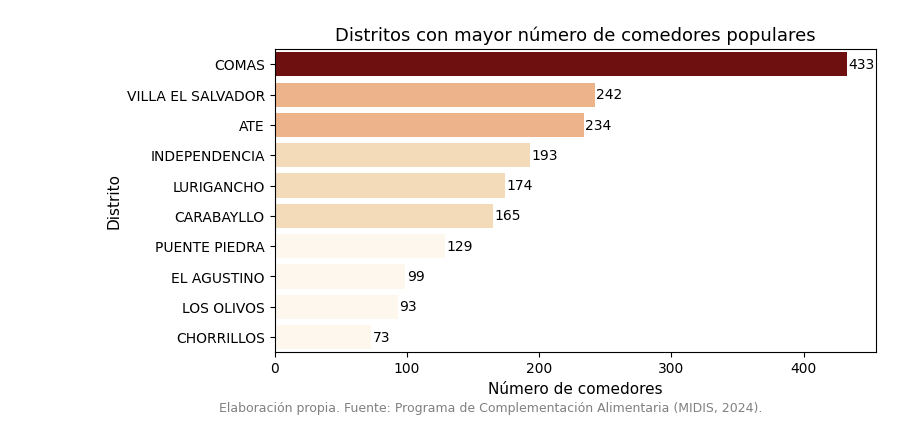
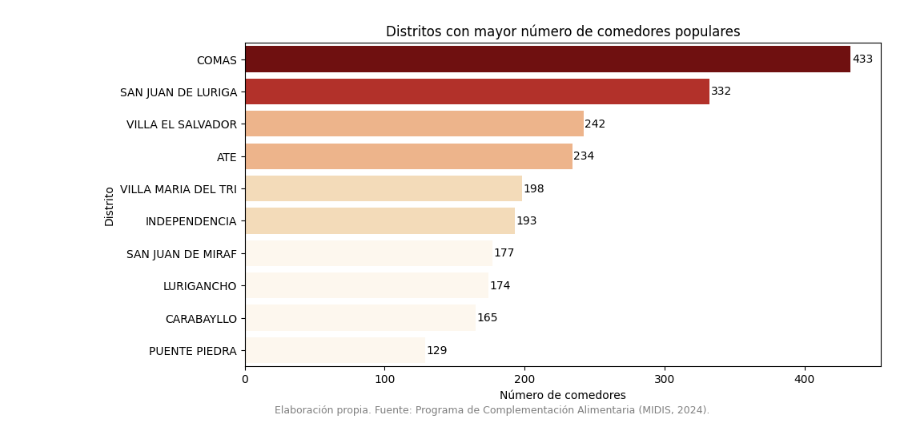
Before and after one commit to santiagoAusejo/Geopandas-Comedores-Populares, a Jupyter notebook: code/Comedores populares.ipynb, the cells around one changed output. Saved outputs shown, nothing was run; the diff lists cells and outputs as text; code cells hidden in the pictures.

```diff
--- a/code/Comedores populares.ipynb
+++ b/code/Comedores populares.ipynb
@@ -107,3 +55,14 @@ gdf_merge
+# %%
+import unicodedata
+
+def norm(s):
+    s = str(s).upper().strip()
+    s = unicodedata.normalize("NFKD", s).encode("ascii", "ignore").decode("utf-8")
+    s = " ".join(s.split())
+    return s
+
+gdf_distritos["DISTRITO"] = gdf_distritos["DISTRITO"].apply(norm)
+conteo["Distrito"] = conteo["Distrito"].apply(norm)
 # %%
 fig, ax = plt.subplots(figsize=(10, 10))
 
@@ -162,54 +104,41 @@ plt.show()
 # %%
-#Top 10
-top = (
-    gdf_lima[["DISTRITO", "N_comedores"]]
-    .sort_values("N_comedores", ascending=False)
-    .dropna()
-    .head(10)
-)
-
-#Variable discreta
+top = conteo.sort_values("N_comedores", ascending=False).head(10).copy()
 top["N_comedores"] = top["N_comedores"].astype(int)
 
-#Colores
+# Paleta discreta "OrRd"
+n_colors = 6
 cmap = mpl.colormaps.get_cmap("OrRd")
+colors_discretos = [mcolors.to_hex(cmap(i / (n_colors - 1))) for i in range(n_colors)]
+bins = np.linspace(top["N_comedores"].min(), top["N_comedores"].max(), n_colors + 1)
+top["Grupo"] = pd.cut(top["N_comedores"], bins=bins, labels=False, include_lowest=True)
+top["Color"] = top["Grupo"].apply(lambda i: colors_discretos[int(i)])
 
-# Crear bins según número de comedores
-bins = np.linspace(top["N_comedores"].min(), top["N_comedores"].max(), n_colors + 1)
-top = top.copy()
-top["Grupo"] = pd.cut(top["N_comedores"], bins=bins, labels=False, include_lowest=True)
-top["Color"] = top["Grupo"].apply(lambda x: colors_discretos[x])
-
-# Graficar
-plt.figure(figsize=(8, 4))
+plt.figure(figsize=(10, 5))
 ax = sns.barplot(
-    data=top,
-    x="N_comedores",
-    y="DISTRITO",
-    hue="DISTRITO",
-    dodge=False,
-    palette=top.set_index("DISTRITO")["Color"].to_dict(),
+    data=top, x="N_comedores", y="Distrito",
+    hue="Distrito", dodge=False,
+    palette=top.set_index("Distrito")["Color"].to_dict(),
     legend=False
 )
 
-# Añadir etiquetas numéricas
 for i, v in enumerate(top["N_comedores"]):
-    ax.text(v + 1, i, str(v), color="black", va="center")
+    ax.text(v + 1, i, f"{v}", va="center", color="black")
 
 plt.xlabel("Número de comedores")
 plt.ylabel("Distrito")
 plt.title("Distritos con mayor número de comedores populares")
 plt.tight_layout()
 
 plt.figtext(
     0.5, 0.001,
     "Elaboración propia. Fuente: Programa de Complementación Alimentaria (MIDIS, 2024).",
-    wrap=True, ha="center", fontsize=9, color="gray")
+    ha="center", fontsize=9, color="gray", wrap=True
+)
 
 plt.savefig(
-    r"C:\Users\santi\OneDrive\Desktop\Python\grafico_barras_comedores.png",
-    dpi=300, bbox_inches="tight", facecolor="white")
-
+    r"C:\Users\santi\OneDrive\Documentos\GitHub\Geopandas-Comedores-Populares\output\grafico_barras_comedores.png",
+    dpi=300, bbox_inches="tight", facecolor="white"
+)
 plt.show()
 # %% [output]
-[figure, old version]
+[figure, new version]
```
Also changed, not shown: parts of 11 cells of this notebook, 3 other files.
